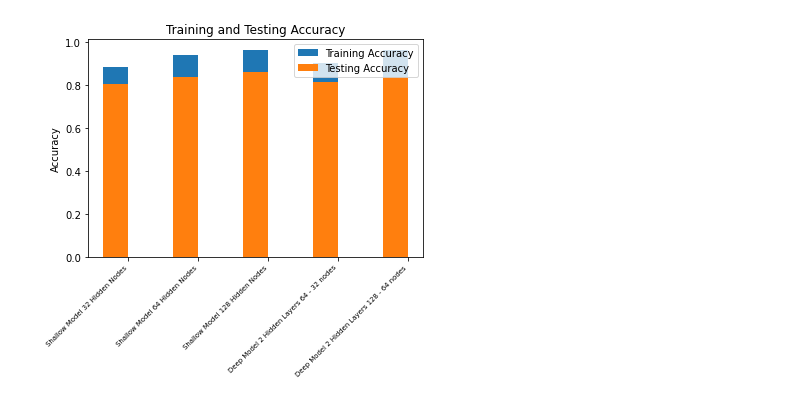
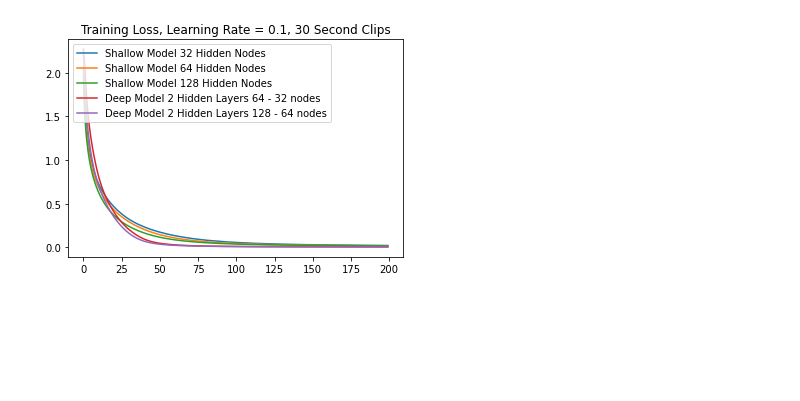
Before and after one commit to matthew-gries/ds4400-final-project, a Jupyter notebook: notebooks/neural_net.ipynb, the cells around one changed output. Drawn from its saved outputs; the diff is of its cells as text; code cells hidden in the pictures; blank space fills up the shorter version.

```diff
--- a/notebooks/neural_net.ipynb
+++ b/notebooks/neural_net.ipynb
@@ -327,11 +336,19 @@ plot_loss(experiments, best_lr)
+# %%
+plot_loss(best_30_sec_experiments, f"Training Loss, Learning Rate = {best_30_sec_lr}, 30 Second Clips")
+# %% [output]
+[figure, added]
 # %%
-accuracies = {}
-for title, result in experiment.items():
+three_sec_accuracies = {}
+thirty_sec_accuracies = {}
+
+for title, result in best_3_sec_experiments.items():
     model = result["model"]
     train_acc = evaluate_model(model, x_3_train, y_3_train, batch_size=BATCH_SIZE)
     test_acc = evaluate_model(model, x_3_test, y_3_test, batch_size=BATCH_SIZE)
-    accuracies[title] = {"train": train_acc, "test": test_acc}
+    three_sec_accuracies[title] = {"train": train_acc, "test": test_acc}
 
-plot_accuracy_bar_chart(accuracies)
+for title, result in best_30_sec_experiments.items():
+    model = result["model"]
+    train_acc = evaluate_model(model, x_30_train, y_30_train, batch_size=BATCH_SIZE)
+    test_acc = evaluate_model(model, x_30_test, y_30_test, batch_size=BATCH_SIZE)
+    thirty_sec_accuracies[title] = {"train": train_acc, "test": test_acc}
-# %% [output]
-[figure, removed]
```
Also changed, not shown: parts of 18 cells of this notebook, 4 other files.
